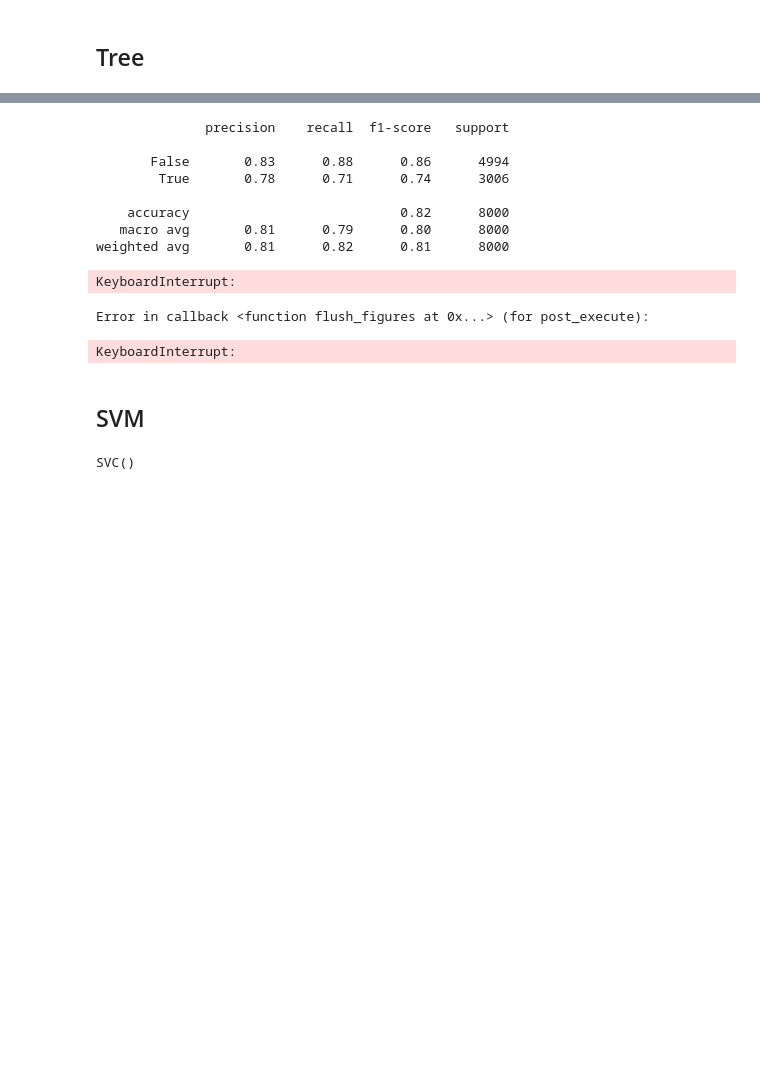
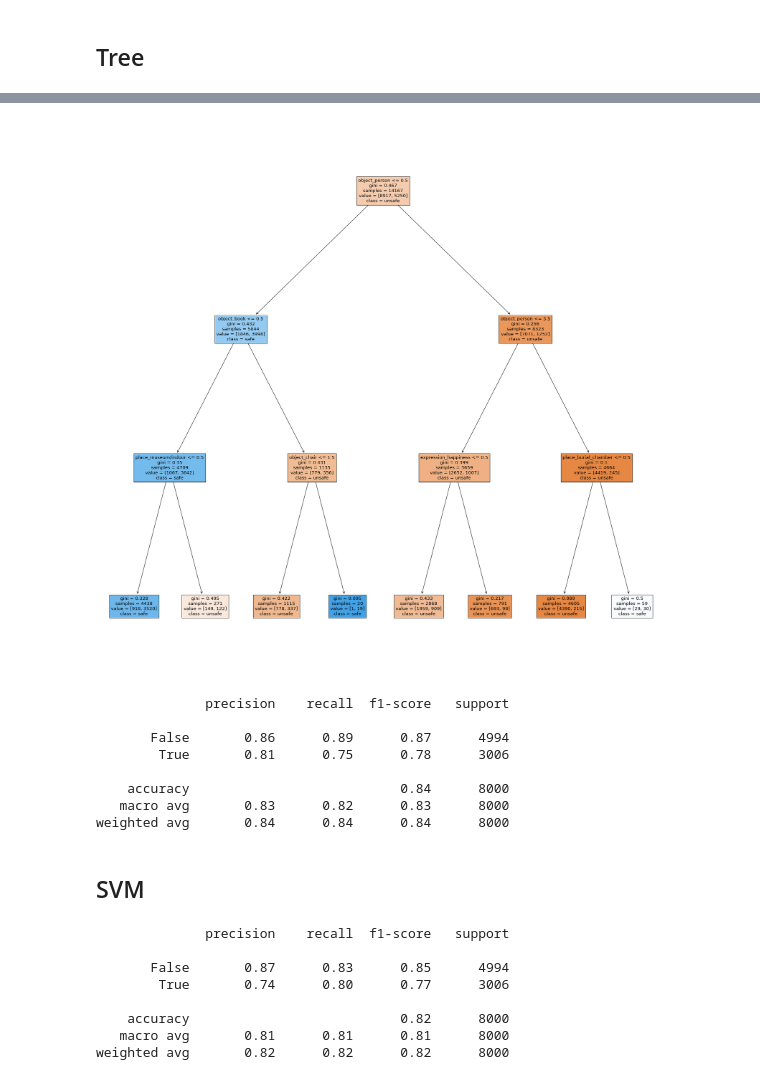
Before and after one commit to obrookes/privacy_decisions, a Jupyter notebook: binary_classifier.ipynb, the cells around one changed output, grey strips where cells are left out. Saved outputs shown, nothing was run; the diff lists cells and outputs as text; code cells hidden in the pictures; blank space fills up the shorter version.

Commit message:
'Finish' binary classification

```diff
--- a/binary_classifier.ipynb
+++ b/binary_classifier.ipynb
@@ -31,0 +39,7 @@ X_test, y_test = test[features], test["a0_safe"]
+# %%
+pipe = make_pipeline(
+    PCA(2),
+    DecisionTreeClassifier(max_depth=10),
+)
+pipe.fit(X_train, y_train)
+print(classification_report(y_test, pipe.predict(X_test)))
@@ -36,4 +109,8 @@ from sklearn.linear_model import LogisticRegression
 # %%
-clf = LogisticRegression()
+pipe = make_pipeline(
+    StandardScaler(),
+    LogisticRegression()
+)
+clf = pipe
 clf.fit(X_train, y_train)
 # %% [output]
@@ -65,4 +134,5 @@ from sklearn.tree import DecisionTreeClassifier
 # %%
-clf = DecisionTreeClassifier()
+clf = DecisionTreeClassifier(max_depth=1)
 clf.fit(X_train, y_train)
+print(classification_report(y_test, clf.predict(X_test)))
 # %% [output]
@@ -69,0 +147,4 @@ DecisionTreeClassifier()
+# %%
+clf = DecisionTreeClassifier(max_depth=3)
+clf.fit(X_train, y_train)
+print(classification_report(y_test, clf.predict(X_test)))
@@ -70,26 +160,26 @@ DecisionTreeClassifier()
+# %%
+fig = plt.figure(figsize=(30, 30))
+_ = tree.plot_tree(
+    clf,
+    feature_names=X_train.columns,
+    class_names=["unsafe", "safe"],
+    filled=True
+)
+# %% [output]
+[figure, added]
 # %%
+clf = DecisionTreeClassifier(max_depth=10)
+clf.fit(X_train, y_train)
 print(classification_report(y_test, clf.predict(X_test)))
 # %% [output]
               precision    recall  f1-score   support
 
-       False       0.83      0.88      0.86      4994
-        True       0.78      0.71      0.74      3006
+       False       0.86      0.89      0.87      4994
+        True       0.81      0.75      0.78      3006
 
-    accuracy                           0.82      8000
-   macro avg       0.81      0.79      0.80      8000
-weighted avg       0.81      0.82      0.81      8000
+    accuracy                           0.84      8000
+   macro avg       0.83      0.82      0.83      8000
+weighted avg       0.84      0.84      0.84      8000
-# %%
-fig = plt.figure(figsize=(30, 30))
-_ = tree.plot_tree(
-    clf,
-#     feature_names=X.columns,
-#     class_names=["don't flag", "flag"],
-    filled=True
-)
-# %% [output]
-KeyboardInterrupt:
-Error in callback <function flush_figures at 0x...> (for post_execute):
-KeyboardInterrupt:
 # %% [markdown]
 ## SVM
 # %%
@@ -97,5 +187,13 @@ from sklearn.svm import SVC
 # %%
 clf = SVC()
 clf.fit(X_train, y_train)
+print(classification_report(y_test, clf.predict(X_test)))
 # %% [output]
-SVC()
+              precision    recall  f1-score   support
+
+       False       0.87      0.83      0.85      4994
+        True       0.74      0.80      0.77      3006
+
+    accuracy                           0.82      8000
+   macro avg       0.81      0.81      0.81      8000
+weighted avg       0.82      0.82      0.82      8000
```
Also changed, not shown: parts of 26 cells of this notebook.
